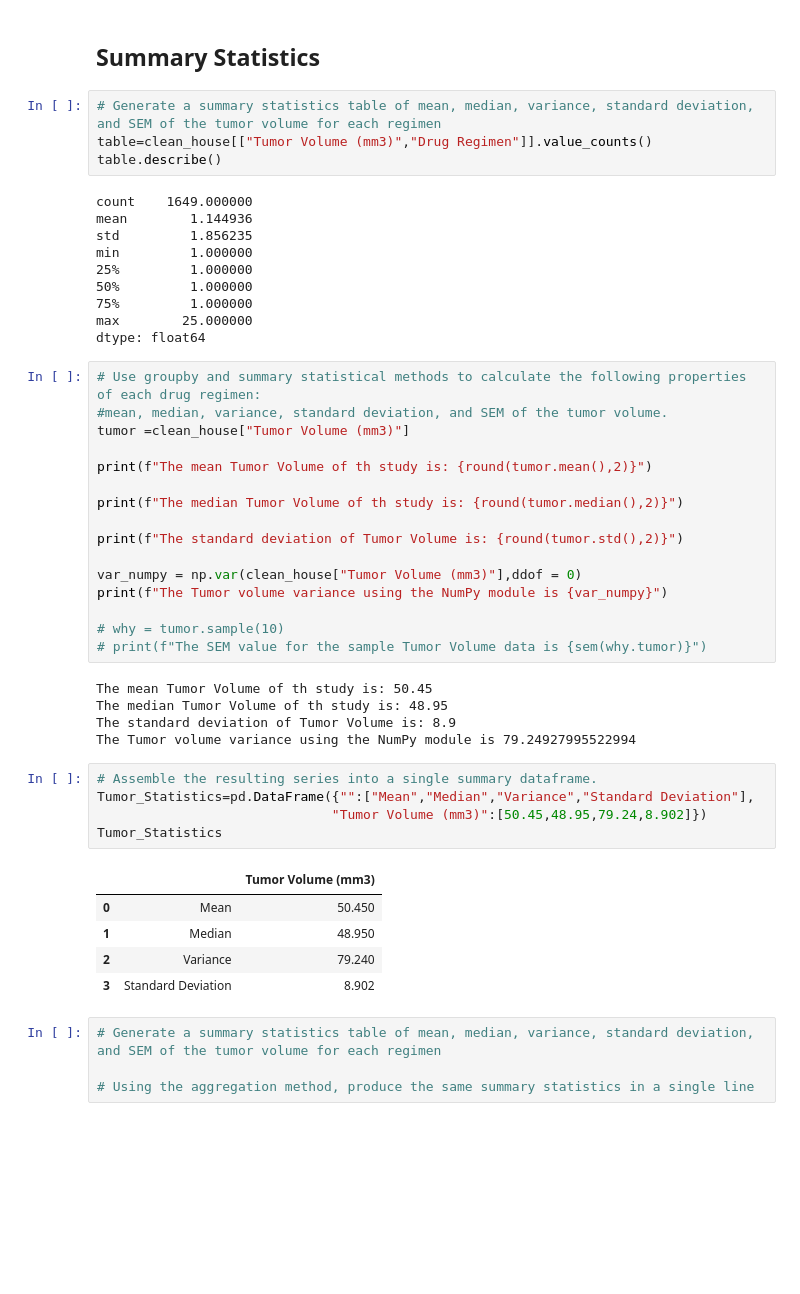
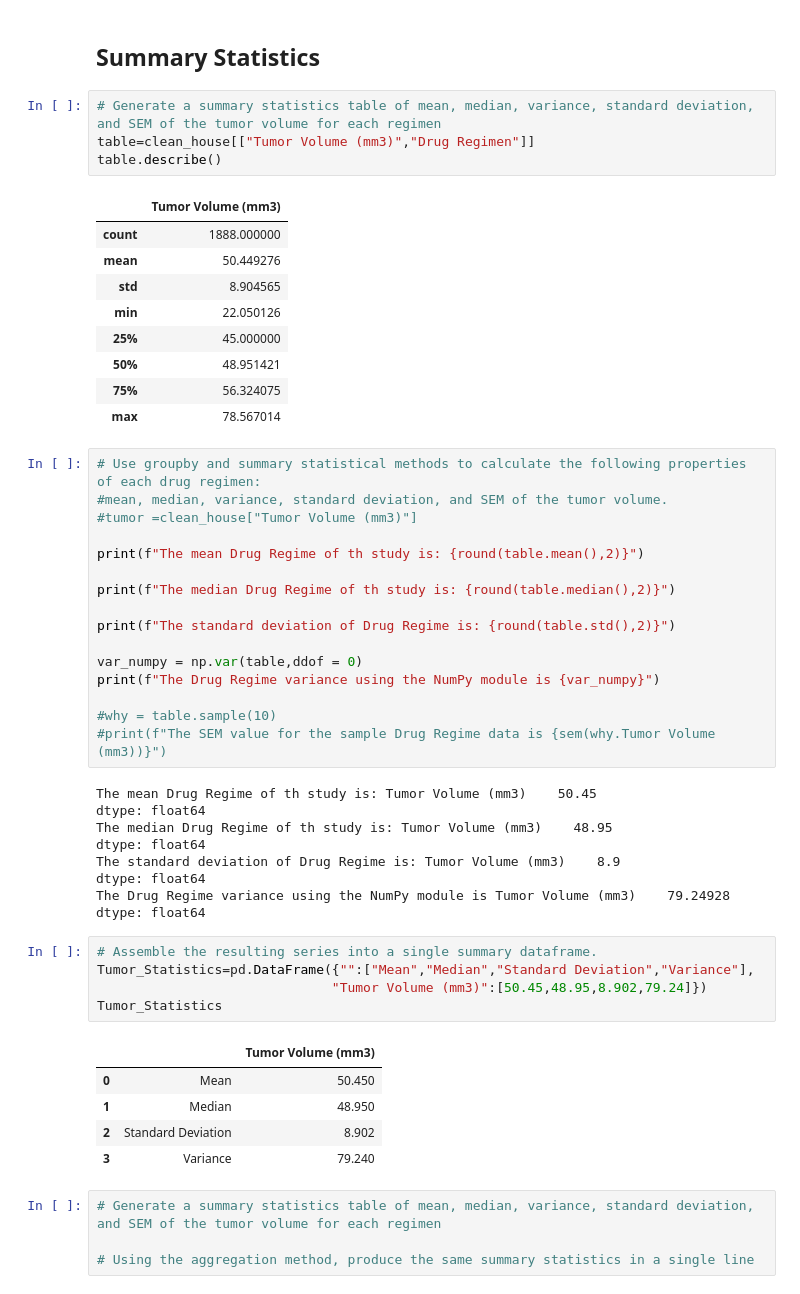
Before and after one commit to cdturner618/Matplotlib-Challenge, a Jupyter notebook: Pymaceuticals/pymaceuticals_starter.ipynb, the cells around one changed output. Cells and saved outputs as stored; diff of their text form; blank space fills up the shorter version.

```diff
--- a/Pymaceuticals/pymaceuticals_starter.ipynb
+++ b/Pymaceuticals/pymaceuticals_starter.ipynb
@@ -124,50 +124,54 @@ g989               62.570880                 2
 ## Summary Statistics
 # %%
 # Generate a summary statistics table of mean, median, variance, standard deviation, and SEM of the tumor volume for each regimen
-table=clean_house[["Tumor Volume (mm3)","Drug Regimen"]].value_counts()
+table=clean_house[["Tumor Volume (mm3)","Drug Regimen"]]
 table.describe()
 # %% [output]
-count    1649.000000
-mean        1.144936
-std         1.856235
-min         1.000000
-25%         1.000000
-50%         1.000000
-75%         1.000000
-max        25.000000
-dtype: float64
+|  | Tumor Volume (mm3) |
+| count | 1888.000000 |
+| mean | 50.449276 |
+| std | 8.904565 |
+| min | 22.050126 |
+| 25% | 45.000000 |
+| 50% | 48.951421 |
+| 75% | 56.324075 |
+| max | 78.567014 |
 # %%
 # Use groupby and summary statistical methods to calculate the following properties of each drug regimen:
 #mean, median, variance, standard deviation, and SEM of the tumor volume.
-tumor =clean_house["Tumor Volume (mm3)"]
+#tumor =clean_house["Tumor Volume (mm3)"]
 
-print(f"The mean Tumor Volume of th study is: {round(tumor.mean(),2)}")
+print(f"The mean Drug Regime of th study is: {round(table.mean(),2)}")
 
-print(f"The median Tumor Volume of th study is: {round(tumor.median(),2)}")
+print(f"The median Drug Regime of th study is: {round(table.median(),2)}")
 
-print(f"The standard deviation of Tumor Volume is: {round(tumor.std(),2)}")
+print(f"The standard deviation of Drug Regime is: {round(table.std(),2)}")
 
-var_numpy = np.var(clean_house["Tumor Volume (mm3)"],ddof = 0)
-print(f"The Tumor volume variance using the NumPy module is {var_numpy}")
+var_numpy = np.var(table,ddof = 0)
+print(f"The Drug Regime variance using the NumPy module is {var_numpy}")
 
-# why = tumor.sample(10)
-# print(f"The SEM value for the sample Tumor Volume data is {sem(why.tumor)}")
+#why = table.sample(10)
+#print(f"The SEM value for the sample Drug Regime data is {sem(why.Tumor Volume (mm3))}")
 # %% [output]
-The mean Tumor Volume of th study is: 50.45
-The median Tumor Volume of th study is: 48.95
-The standard deviation of Tumor Volume is: 8.9
-The Tumor volume variance using the NumPy module is 79.24927995522994
+The mean Drug Regime of th study is: Tumor Volume (mm3)    50.45
+dtype: float64
+The median Drug Regime of th study is: Tumor Volume (mm3)    48.95
+dtype: float64
+The standard deviation of Drug Regime is: Tumor Volume (mm3)    8.9
+dtype: float64
+The Drug Regime variance using the NumPy module is Tumor Volume (mm3)    79.24928
+dtype: float64
 # %%
 # Assemble the resulting series into a single summary dataframe.
-Tumor_Statistics=pd.DataFrame({"":["Mean","Median","Variance","Standard Deviation"],
-                              "Tumor Volume (mm3)":[50.45,48.95,79.24,8.902]})
+Tumor_Statistics=pd.DataFrame({"":["Mean","Median","Standard Deviation","Variance"],
+                              "Tumor Volume (mm3)":[50.45,48.95,8.902,79.24]})
 Tumor_Statistics
 # %% [output]
 |  |  | Tumor Volume (mm3) |
 | 0 | Mean | 50.450 |
 | 1 | Median | 48.950 |
-| 2 | Variance | 79.240 |
-| 3 | Standard Deviation | 8.902 |
+| 2 | Standard Deviation | 8.902 |
+| 3 | Variance | 79.240 |
 # %%
 # Generate a summary statistics table of mean, median, variance, standard deviation, and SEM of the tumor volume for each regimen
 
```
Also changed, not shown: parts of 7 cells of this notebook.
